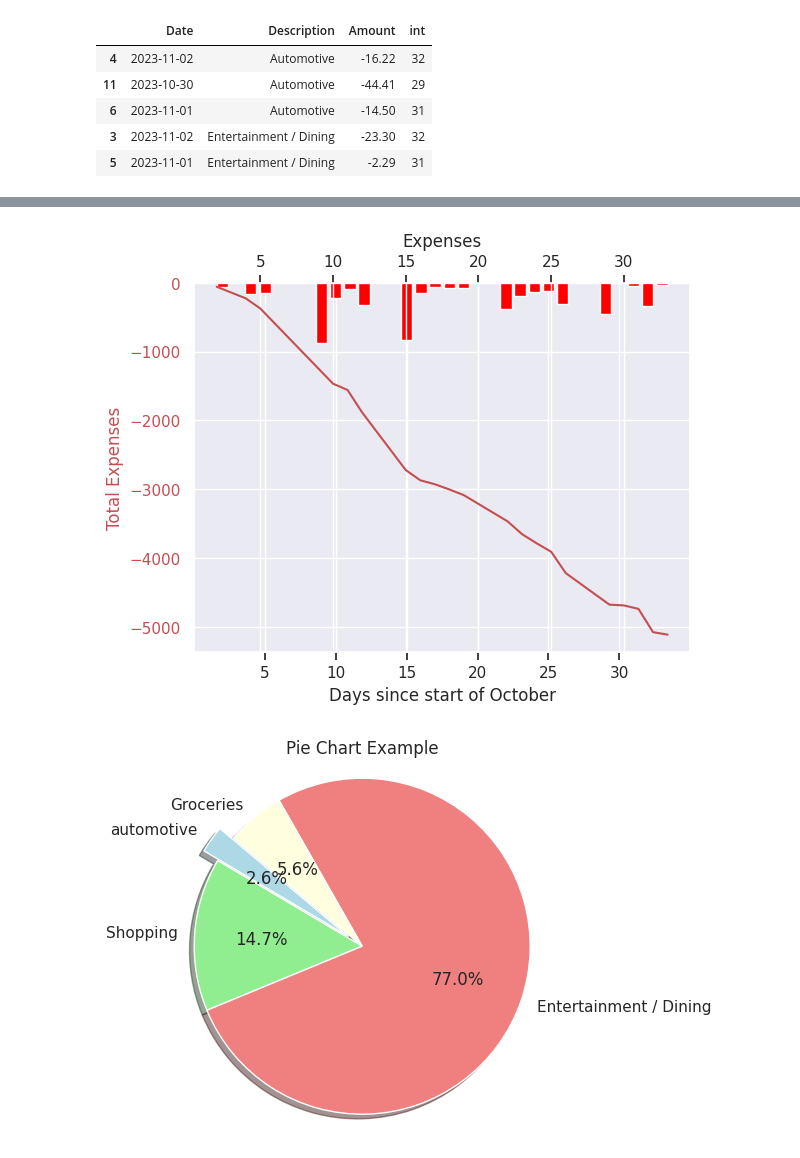
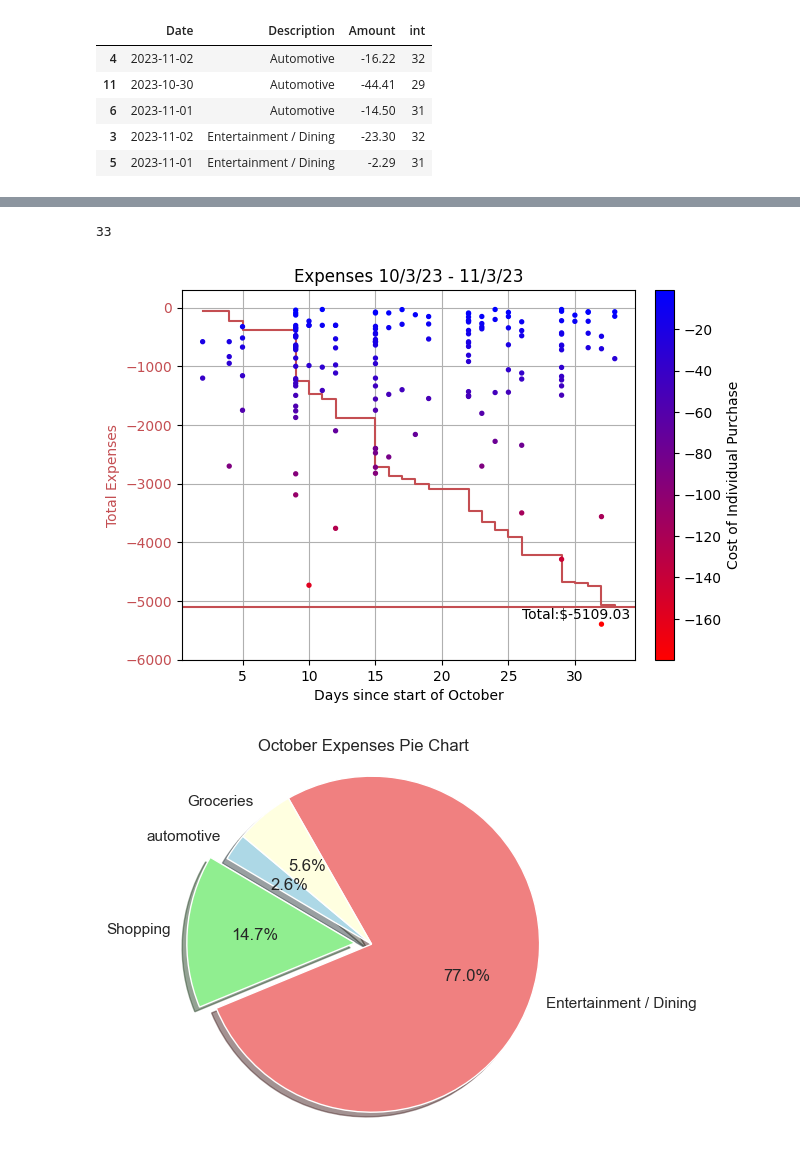
Before and after one commit to andrew-koren/cautious-adventure, a Jupyter notebook: my stuff/cmse/finances/finances review.ipynb, the cells around one changed output, grey strips where cells are left out. Cells and saved outputs as stored; diff of their text form; code cells hidden in the pictures.

```diff
--- a/my stuff/cmse/finances/finances review.ipynb
+++ b/my stuff/cmse/finances/finances review.ipynb
@@ -113,27 +87,40 @@ total_expenses
+# %%
+expense_dates.to_list()[-1]
+# %% [output]
+33
 # %%
+cmap_custom = LinearSegmentedColormap.from_list(
+    'custom_coolwarm', ['red', 'blue'])
+
+sns.reset_defaults()
+
+#y_normalized =  (expenses['Amount'] - expenses['Amount'].min()) / (expenses['Amount'].max() - expenses['Amount'].min())
 fig, ax1 = plt.subplots()
 
-ax1.bar(expense_dates,expenses_per_day['Amount'],color='red')
+#ax1.bar(expense_dates,expenses_per_day['Amount'],color='red')
 ax1.set_xlabel('Days since start of October')
 ax1.set_ylabel('Total Expenses', color='r')
 ax1.tick_params(axis='y', labelcolor='r')
+ax1.set_ylim(-6000,300)
 
-
-#ax2=ax1.twinx()
-#ax2.scatter(expenses['int'],expenses['Amount'],color='blue',s=5)
+ax2=ax1.twinx()
+ax2.axis('off')
+sc1 = ax2.scatter(expenses['int'],expenses['Amount'],c=expenses['Amount'], cmap=cmap_custom,s=8)
 #ax2.set_ylabel('Purchase Value', color='b')
 #ax2.tick_params(axis='y', labelcolor='b')
-#ax2.set_ylim(-200,0)
-#ax2.grid()
+ax2.set_ylim(-200,10)
+ax1.grid()
+cbar = plt.colorbar(sc1, ax=ax2, fraction=0.046, pad=0.04)
+cbar.set_label('Cost of Individual Purchase')
 #
-ax3=ax1.twiny()
-ax3.plot(expense_dates,total_expenses,color='r')
-
+ax1.step(expense_dates,total_expenses,where='post',color='r')
+ax1.axhline(total_expenses[-1],color='r')
+ax1.text(expense_dates.to_list()[-1]-7,total_expenses[-1]-200,f'Total:${total_expenses[-1]}')
 #plt.xlabel('Days Since October 1st')
-plt.title('Expenses')
+plt.title('Expenses 10/3/23 - 11/3/23')
 plt.show()
 # %% [output]
-[figure, old version]
+[figure, new version]
 # %%
 automotive_fees = expenses[expenses['Description']=='Automotive']
 shopping_fees = expenses[expenses['Description']=='Shopping']
@@ -145,16 +132,16 @@ grocery_fees = expenses[expenses['Description']=='Groceries']
 labels = ['automotive', 'Shopping', 'Entertainment / Dining', 'Groceries']
 sizes = [abs(automotive_fees['Amount'].sum()), abs(shopping_fees['Amount'].sum()), abs(fun_fees['Amount'].sum()), abs(grocery_fees['Amount'].sum())]
 colors = ['lightblue', 'lightgreen', 'lightcoral', 'lightyellow']
-explode = (0.1, 0, 0, 0)  # Explode the first slice (Category 1)
+explode = (0, 0.1, 0, 0)  # Explode the first slice (Category 1)
 
 # Create a pie chart
 plt.pie(sizes, explode=explode, labels=labels, colors=colors, autopct='%1.1f%%', shadow=True, startangle=140)
 
 # Add a title
-plt.title('Pie Chart Example')
+plt.title('October Expenses Pie Chart')
 
 # Display the pie chart
 plt.axis('equal')  # Equal aspect ratio ensures that the pie is drawn as a circle.
 plt.show()
 # %% [output]
-[figure, old version]
+[figure, new version]
```
Also changed, not shown: parts of 7 cells of this notebook, 1 other file.
